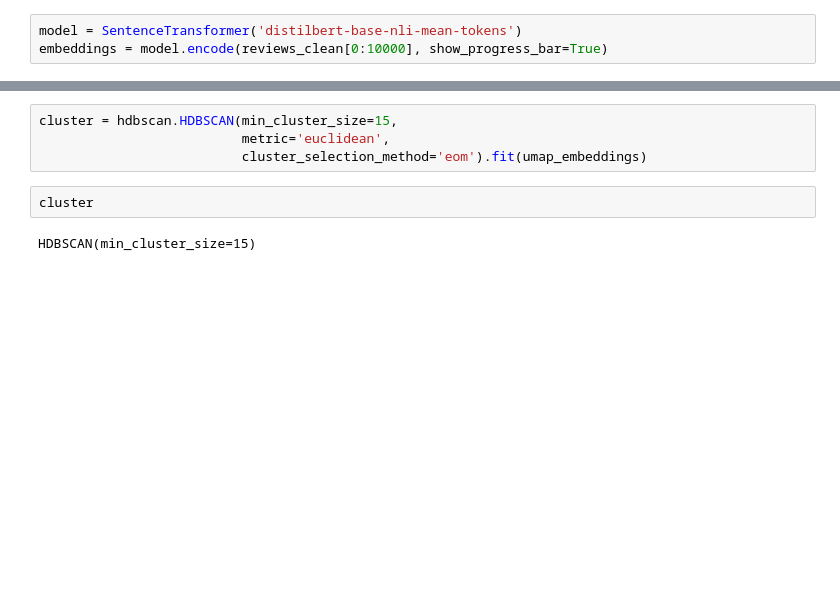
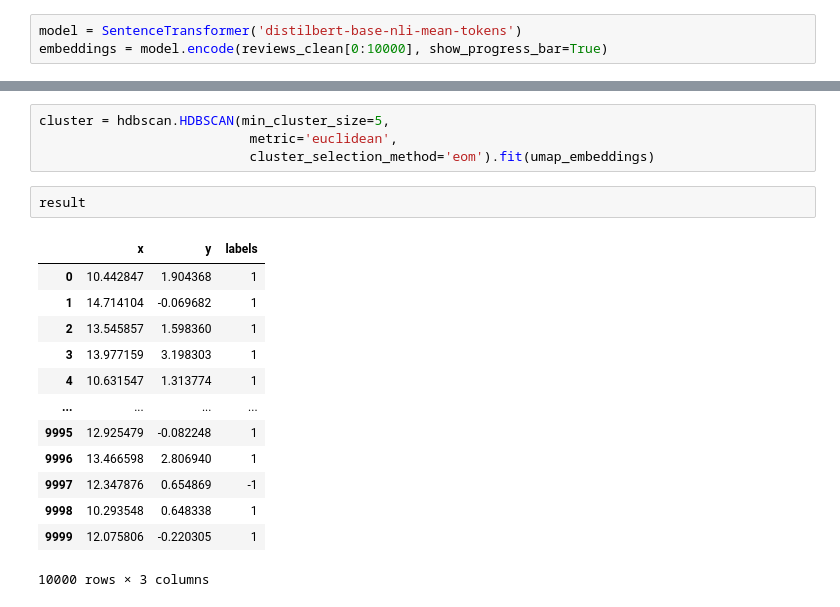
Before and after one commit to aimee0317/topic_modeling_Disney_reviews, a Jupyter notebook: src/NLP_Model.ipynb, the cells around one changed output, grey strips where cells are left out. Cells and saved outputs as stored; diff of their text form; blank space fills up the shorter version.

```diff
--- a/src/NLP_Model.ipynb
+++ b/src/NLP_Model.ipynb
@@ -264,11 +275,23 @@ array([[16.196234  ,  8.651774  ,  7.470948  ,  0.40131304,  0.5727857 ],
       dtype=float32)
 # %%
-cluster = hdbscan.HDBSCAN(min_cluster_size=15,
-                          metric='euclidean',
-                          cluster_selection_method='eom').fit(umap_embeddings)
+cluster = hdbscan.HDBSCAN(min_cluster_size=5,
+                           metric='euclidean',
+                           cluster_selection_method='eom').fit(umap_embeddings)
-# %%
-cluster
-# %% [output]
-HDBSCAN(min_cluster_size=15)
+# %%
+result
+# %% [output]
+|  | x | y | labels |
+| 0 | 10.442847 | 1.904368 | 1 |
+| 1 | 14.714104 | -0.069682 | 1 |
+| 2 | 13.545857 | 1.598360 | 1 |
+| 3 | 13.977159 | 3.198303 | 1 |
+| 4 | 10.631547 | 1.313774 | 1 |
+| ... | ... | ... | ... |
+| 9995 | 12.925479 | -0.082248 | 1 |
+| 9996 | 13.466598 | 2.806940 | 1 |
+| 9997 | 12.347876 | 0.654869 | -1 |
+| 9998 | 10.293548 | 0.648338 | 1 |
+| 9999 | 12.075806 | -0.220305 | 1 |
+10000 rows × 3 columns
 # %%
 # Prepare data
```
Also changed, not shown: parts of 28 cells of this notebook.
